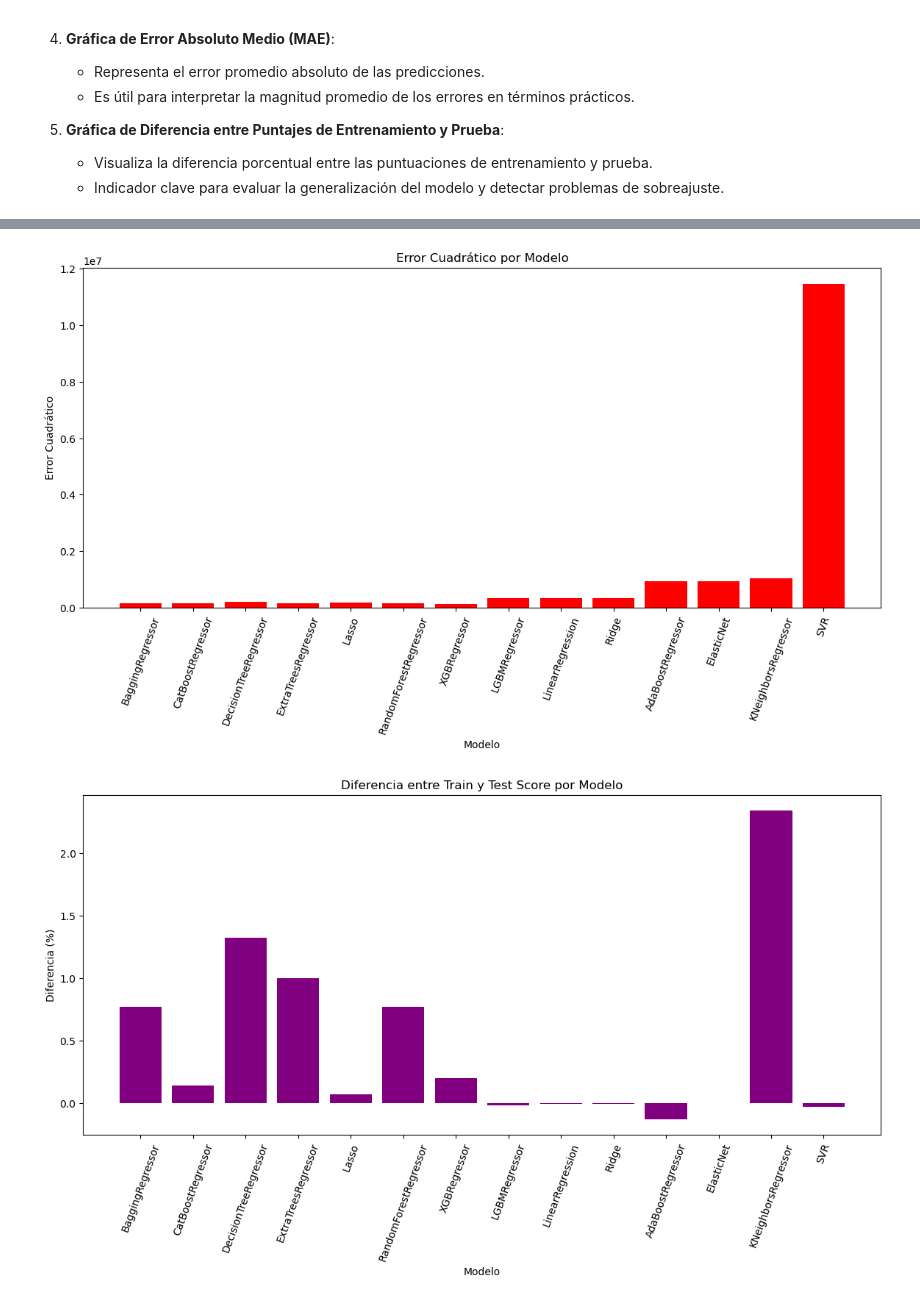
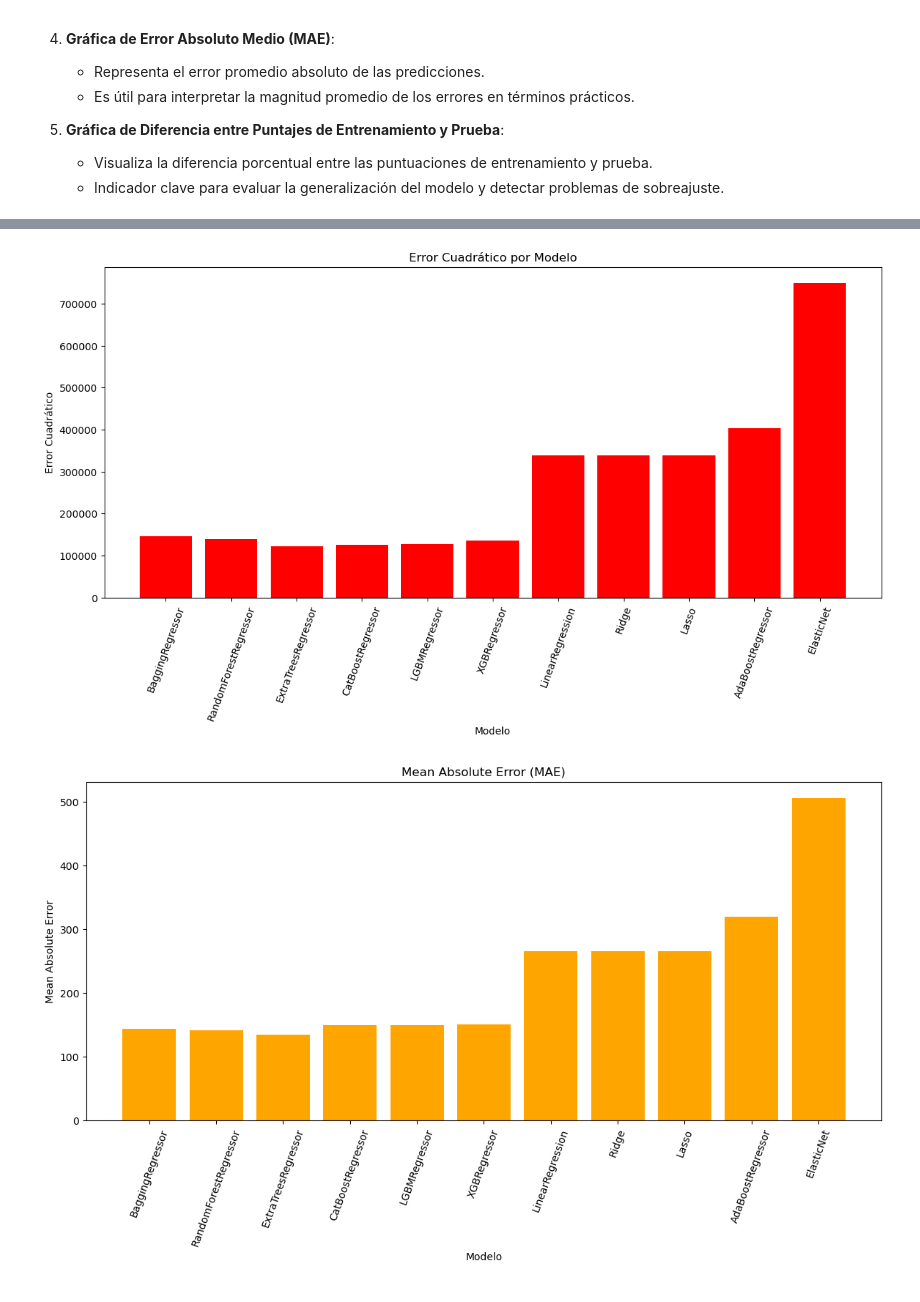
Before and after one commit to josemauma/TFG-ML-DL-WIND-SOLAR-FARMS, a Jupyter notebook: SOLAR PANELS/TFG_SP1_ML.ipynb, the cells around one changed output, grey strips where cells are left out. Cells and saved outputs as stored; diff of their text form; code cells hidden in the pictures.

```diff
--- a/SOLAR PANELS/TFG_SP1_ML.ipynb
+++ b/SOLAR PANELS/TFG_SP1_ML.ipynb
@@ -340,2 +486,0 @@ Ridge()
-# %%
-model_13.fit(X_train, y_train)
@@ -344,2 +486,0 @@ SVR()
-# %%
-model_14.fit(X_train, y_train)
@@ -358,2 +486,0 @@ XGBRegressor(base_score=None, booster=None, callbacks=None,
-# %%
-model_15.fit(X_train, y_train)
@@ -427,25 +552,16 @@ SGDRegressor()
    - Puntuaciones promedio y desviación estándar por pliegue.
    - Detalles de cada pliegue en un DataFrame.
 # %%
+# List of models:
 # List of models:
 models = [model_1, model_2, model_3, model_4, model_5,
           model_6, model_7, model_8, model_9, model_10,
-          model_11, model_12, model_13, model_14, model_15]
-models_names = ['AdaBoostRegressor',
-                'BaggingRegressor',
-                'CatBoostRegressor',
-                'DecisionTreeRegressor',
-                'ElasticNet',
-                'ExtraTreesRegressor',
-                'KNeighborsRegressor',
-                'LGBMRegressor',
-                'Lasso',
-                'LinearRegression',
-                'RandomForestRegressor',
-                'Ridge',
-                'SVR',
-                'XGBRegressor',
-                'SGDRegressor']
+          model_11]
+
+models_names = ['LinearRegression', 'Ridge', 'Lasso', 'ElasticNet', 'BaggingRegressor',
+                'AdaBoostRegressor', 'RandomForestRegressor', 'ExtraTreesRegressor',
+                'CatBoostRegressor','LGBMRegressor','XGBRegressor'
+               ]
 
 # Configurable thresholds
 LOW_THRESHOLD = 0.65
@@ -642,6 +755,16 @@ plt.xlabel('Modelo')
 plt.ylabel('Error Cuadrático')
 plt.show()
 
+# Gráfica de Errores Cuadráticos (Squared Error)
+plt.figure(figsize=(14, 6))
+plt.bar(model_score['Modelo'], model_score['Mean Absolute Error (MAE)'].str.rstrip('%').astype(float), color='orange')
+plt.xticks(rotation=70)
+plt.title('Mean Absolute Error (MAE)')
+plt.xlabel('Modelo')
+plt.ylabel('Mean Absolute Error')
+plt.show()
+
+
 # Gráfica de Diferencia entre Train y Test Score
 plt.figure(figsize=(14, 6))
 train_test_diff = model_score['Train score'].str.rstrip('%').astype(float) - model_score['Test score'].str.rstrip('%').astype(float)
@@ -657,2 +780,2 @@ plt.show()
-[figure, old version]
+[figure, new version]
-[figure, old version]
+[figure, new version]
```
Also changed, not shown: parts of 21 cells of this notebook, 10 other files.
